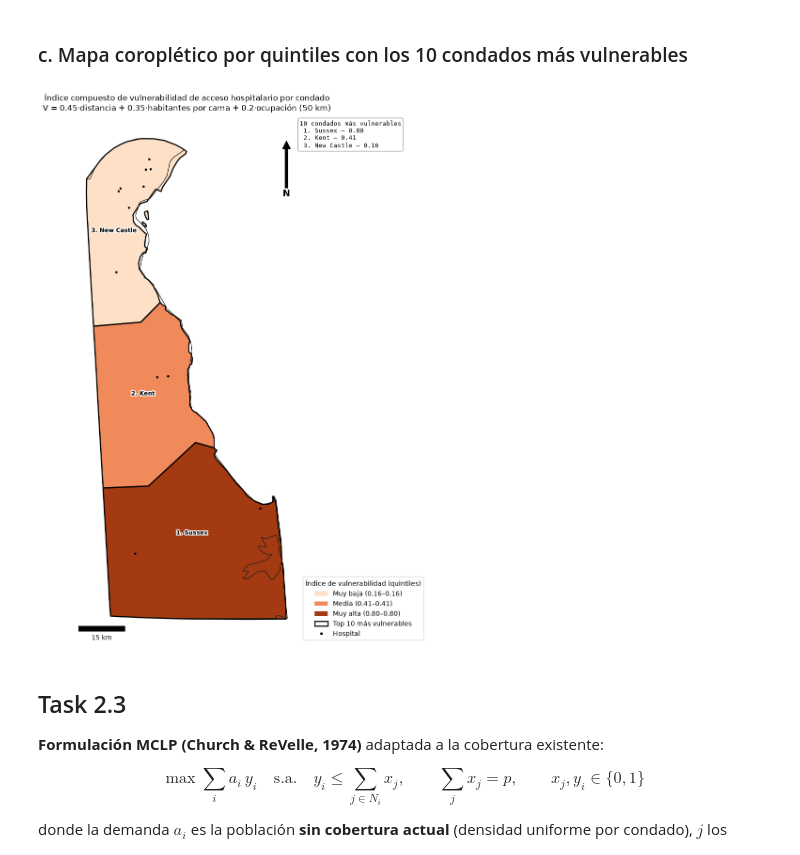
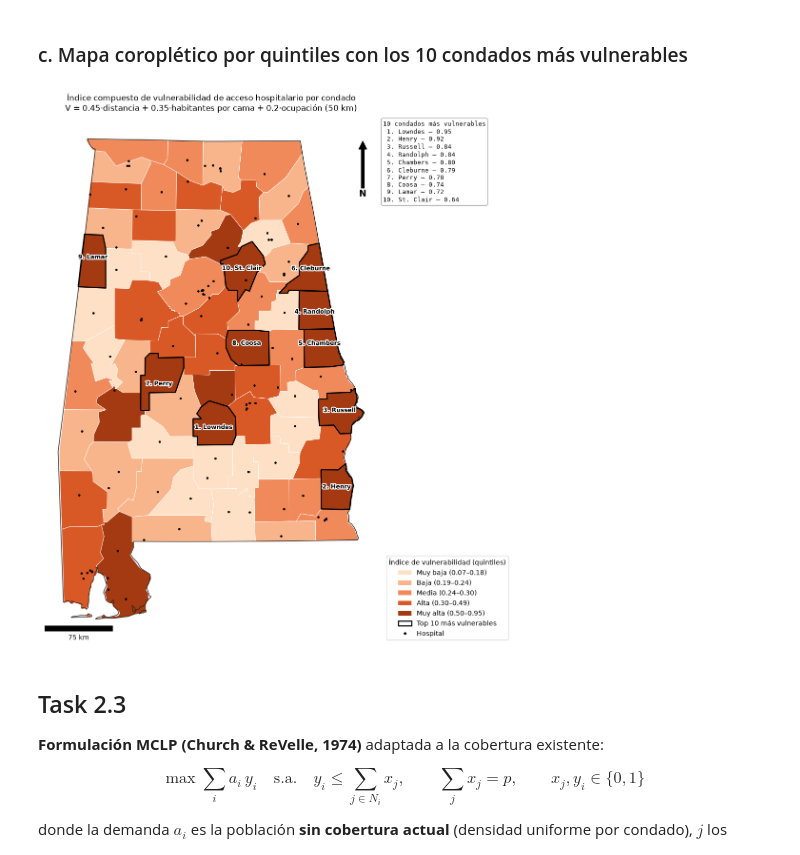
Before and after one commit to Branuvg/lab5_modsim, a Jupyter notebook: lab5.ipynb, the cells around one changed output. Cells and saved outputs as stored; diff of their text form; code cells hidden in the pictures.

Commit message:
Restaurar Task 1 y 2 con Alabama

```diff
--- a/lab5.ipynb
+++ b/lab5.ipynb
@@ -53,12 +52,13 @@ pyproj    : 3.7.2
 # %%
-# Parámetros globales
-STATE = "DE"
-STATE_FIPS = "10"
-STATE_NAME = "Delaware"
-CRS_PROJ = "EPSG:26957"
-RADII_KM = [10, 25, 50]
-R_MAP = 25
+# ---------------- Parámetros globales del análisis ----------------
+STATE = "AL"              # código postal del estado (columna `estado` de hospitales)
+STATE_FIPS = "01"         # código FIPS del estado (columna `cod_estado` de condados)
+STATE_NAME = "Alabama"
+CRS_PROJ = "EPSG:32616"   # WGS 84 / UTM zona 16N (metros) -> justificación en Task 1.1d
+RADII_KM = [10, 25, 50]   # radios de buffer del Task 1.3
+R_MAP = 25                # radio del mapa de cobertura y del MCLP
 
+# Paleta (categórica en orden fijo; diverging azul<->rojo con gris neutro)
 CAT = ["#2a78d6", "#eb6834", "#1baf7a", "#eda100", "#e87ba4", "#008300", "#4a3aa7", "#e34948"]
 NEUTRAL = "#f0efec"
 TIPO_ES = {"GENERAL ACUTE CARE": "Cuidados agudos generales", "CRITICAL ACCESS": "Acceso crítico",
@@ -68,7 +68,7 @@ TIPO_ES = {"GENERAL ACUTE CARE": "Cuidados agudos generales", "CRITICAL ACCESS":
 
 
 def add_north_and_scale(ax, loc="lower left"):
-    # Escala gráfica y flecha de norte
+    """Escala gráfica (las coordenadas están en metros) y flecha de norte."""
     ax.add_artist(ScaleBar(1, units="m", location=loc, box_alpha=0.8, length_fraction=0.25))
     ax.annotate("N", xy=(0.95, 0.95), xytext=(0.95, 0.85), xycoords="axes fraction",
                 ha="center", va="center", fontsize=14, fontweight="bold",
@@ -358,7 +377,7 @@ from shapely.ops import unary_union
 
 coverage = {}
 for r in RADII_KM:
-    buffers = hosp_p.geometry.buffer(r * 1000, resolution=32)        # metros, porque el CRS es UTM
+    buffers = hosp_p.geometry.buffer(r * 1000, quad_segs=32)        # metros, porque el CRS es UTM
     coverage[r] = unary_union(buffers.values)
     a_in = coverage[r].intersection(state_poly).area / 1e6
     print(f"r = {r:>2} km: {len(buffers)} buffers -> 1 polígono ({coverage[r].geom_type}), área cubierta dentro "
@@ -632,33 +673,33 @@ top10_tbl
 # %%
 SEQ = ["#fde0c5", "#f8b58b", "#f08a5b", "#d95926", "#a33a12"]   # un solo tono (naranja), claro -> oscuro
 fig, ax = plt.subplots(figsize=(11, 12))
 vul.plot(ax=ax, color=vul["V_cat"].map(dict(zip(LABELS, SEQ))).astype(str), edgecolor="white", linewidth=0.6)
 state_p.boundary.plot(ax=ax, color="#222222", linewidth=1.0)
 top10.boundary.plot(ax=ax, color="black", linewidth=1.8)
 hosp_p.plot(ax=ax, color="black", markersize=6, zorder=4)
 names = []
 for rank, (_, r) in enumerate(top10.iterrows(), start=1):
     pt = r.geometry.representative_point()
     ax.annotate(f"{rank}. {r.nombre}", xy=(pt.x, pt.y), fontsize=9, fontweight="bold", ha="center", va="center",
                 path_effects=[pe.withStroke(linewidth=3, foreground="white")], zorder=5)
     names.append(f"{rank:>2}. {r.nombre} — {r.V:.2f}")
 ax.text(1.01, 0.99, "10 condados más vulnerables\n" + "\n".join(names), transform=ax.transAxes,
         va="top", ha="left", fontsize=9, family="monospace",
         bbox=dict(boxstyle="round", facecolor="white", edgecolor="#9a9a9a", alpha=0.92))
 bins = vul.groupby("V_cat", observed=True)["V"].agg(["min", "max"])
 handles = [Patch(facecolor=c, label=f"{l} ({bins.loc[l, 'min']:.2f}–{bins.loc[l, 'max']:.2f})")
-           for l, c in zip(LABELS, SEQ) if l in bins.index]
+           for l, c in zip(LABELS, SEQ)]
 handles += [Patch(facecolor="none", edgecolor="black", linewidth=1.8, label="Top 10 más vulnerables"),
             Line2D([], [], marker="o", color="black", ls="", markersize=3, label="Hospital")]
 ax.legend(handles=handles, title="Índice de vulnerabilidad (quintiles)", loc="lower left", bbox_to_anchor=(1.01, 0))
 add_north_and_scale(ax)
 ax.set_title("Índice compuesto de vulnerabilidad de acceso hospitalario por condado\n"
              f"V = {WEIGHTS['C1']}·distancia + {WEIGHTS['C2']}·habitantes por cama + {WEIGHTS['C3']}·ocupación (50 km)")
 ax.set_axis_off()
 plt.tight_layout()
 plt.show()
 # %% [output]
-[figure, old version]
+[figure, new version]
 # %% [markdown]
 ## Task 2.3
 
```
Also changed, not shown: parts of 38 cells of this notebook.
